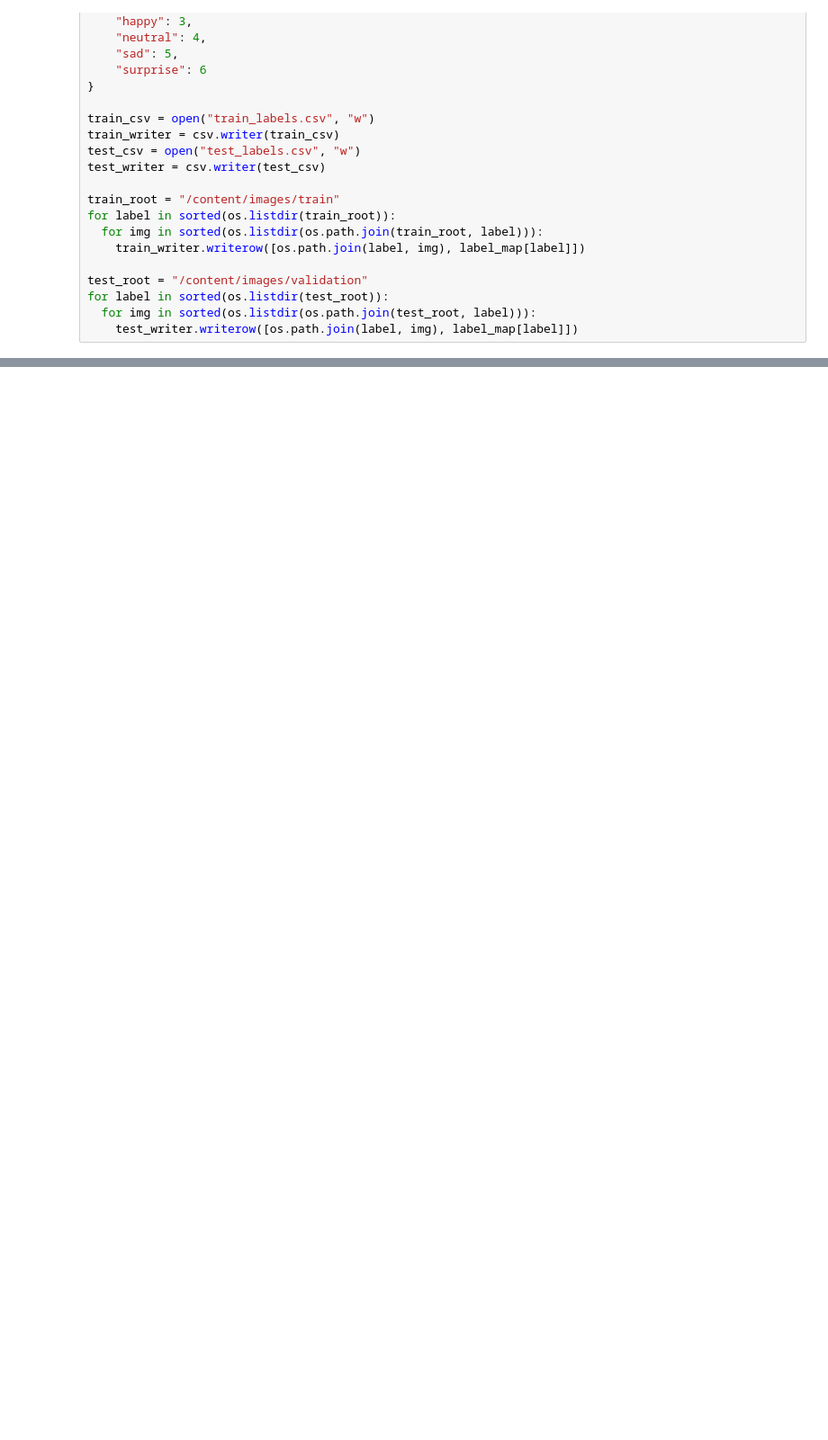
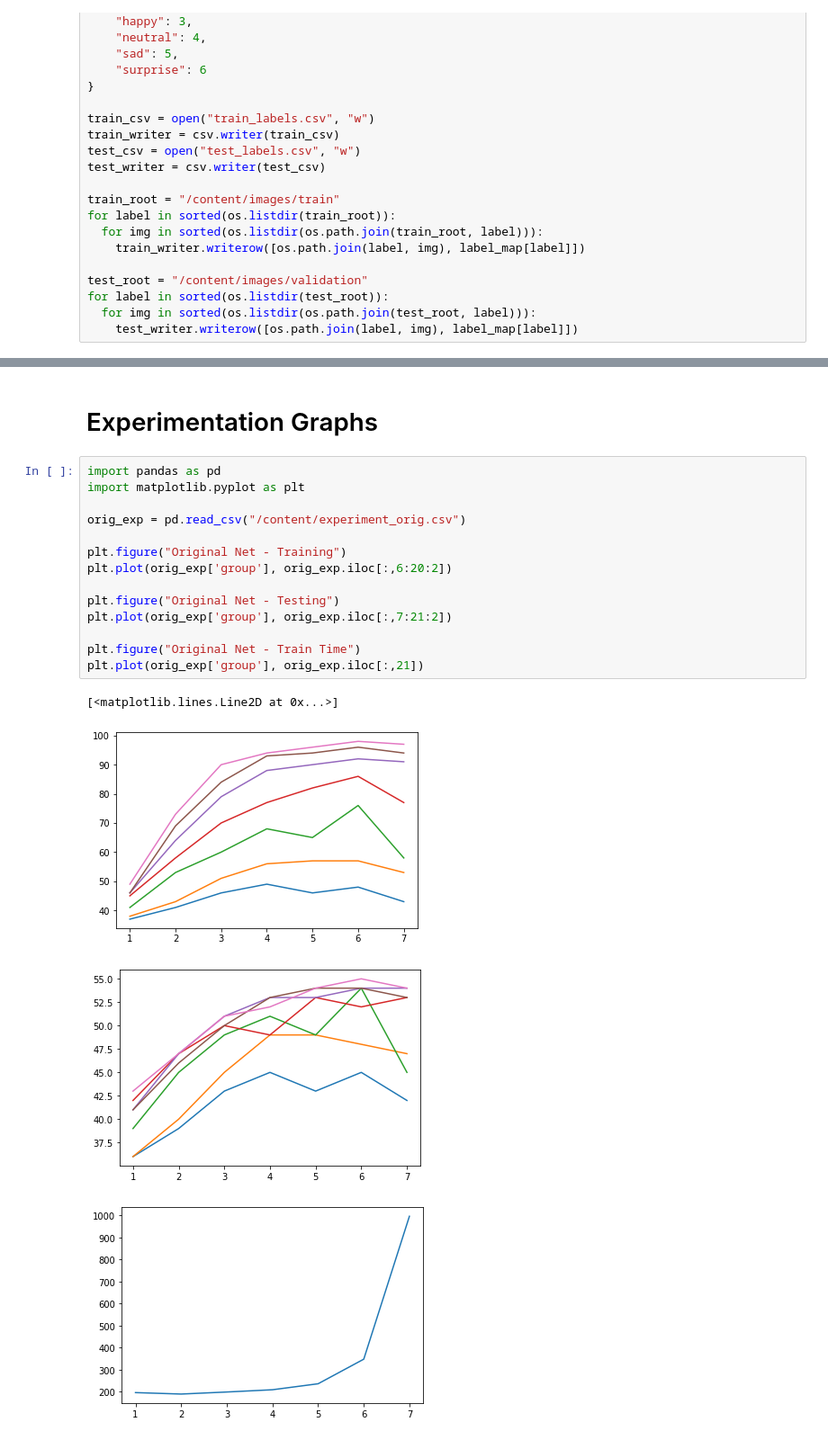
Before and after one commit to hayden-huynh/Facial-Expression-Image-Classifier, a Jupyter notebook: Facial_Expression_Image_Classifier.ipynb, the cells around one changed output, grey strips where cells are left out. Shown at 90% size. Cells and saved outputs as stored; diff of their text form; blank space fills up the shorter version.

```diff
--- a/Facial_Expression_Image_Classifier.ipynb
+++ b/Facial_Expression_Image_Classifier.ipynb
@@ -286,0 +326,21 @@ Accuracy: 57
+# %% [markdown]
+# Experimentation Graphs
+# %%
+import pandas as pd
+import matplotlib.pyplot as plt
+
+orig_exp = pd.read_csv("/content/experiment_orig.csv")
+
+plt.figure("Original Net - Training")
+plt.plot(orig_exp['group'], orig_exp.iloc[:,6:20:2])
+
+plt.figure("Original Net - Testing")
+plt.plot(orig_exp['group'], orig_exp.iloc[:,7:21:2])
+
+plt.figure("Original Net - Train Time")
+plt.plot(orig_exp['group'], orig_exp.iloc[:,21])
+# %% [output]
+[<matplotlib.lines.Line2D at 0x...>]
+[figure, added]
+[figure, added]
+[figure, added]
```
Also changed, not shown: parts of 15 cells of this notebook.
